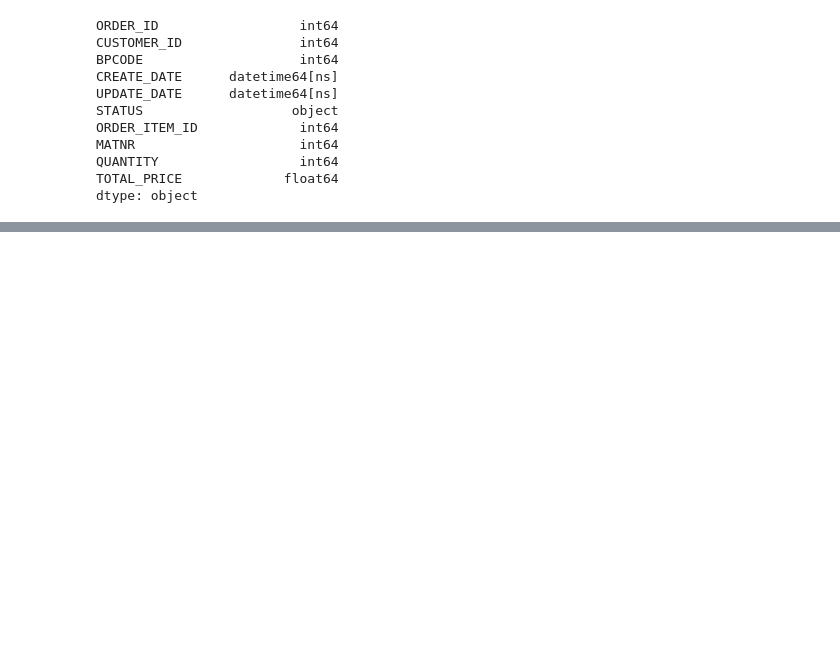
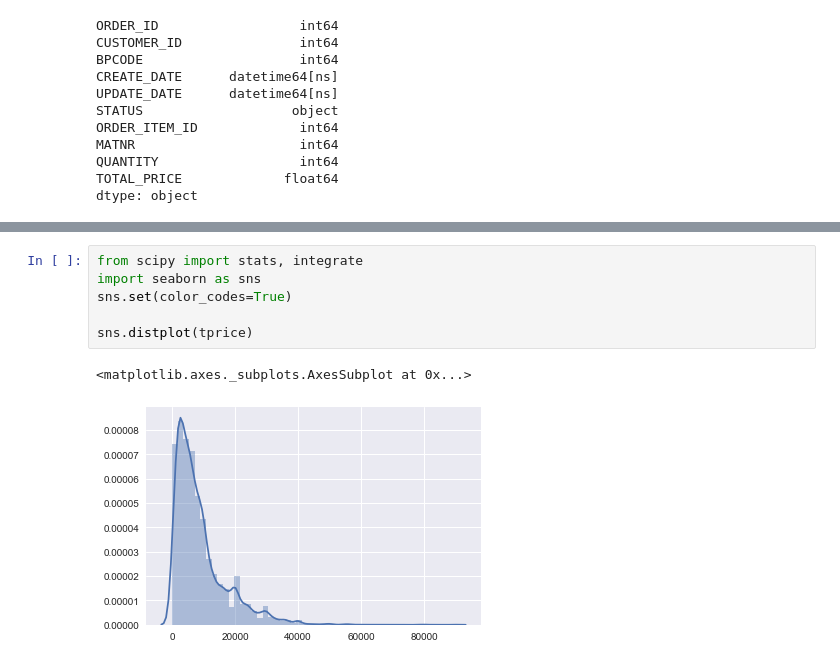
Before and after one commit to Kanbc/recommender-systems, a Jupyter notebook: explore/Order.ipynb, the cells around one changed output, grey strips where cells are left out. Cells and saved outputs as stored; diff of their text form; blank space fills up the shorter version.

```diff
--- a/explore/Order.ipynb
+++ b/explore/Order.ipynb
@@ -65,2 +79,11 @@ plt.show()
+# %%
+from scipy import stats, integrate
+import seaborn as sns
+sns.set(color_codes=True)
+
+sns.distplot(tprice)
+# %% [output]
+<matplotlib.axes._subplots.AxesSubplot at 0x...>
+[figure, added]
 # %%
 qty = order.as_matrix(columns=order.columns[8:9])
```
Also changed, not shown: parts of 8 cells of this notebook, 1 other file.
